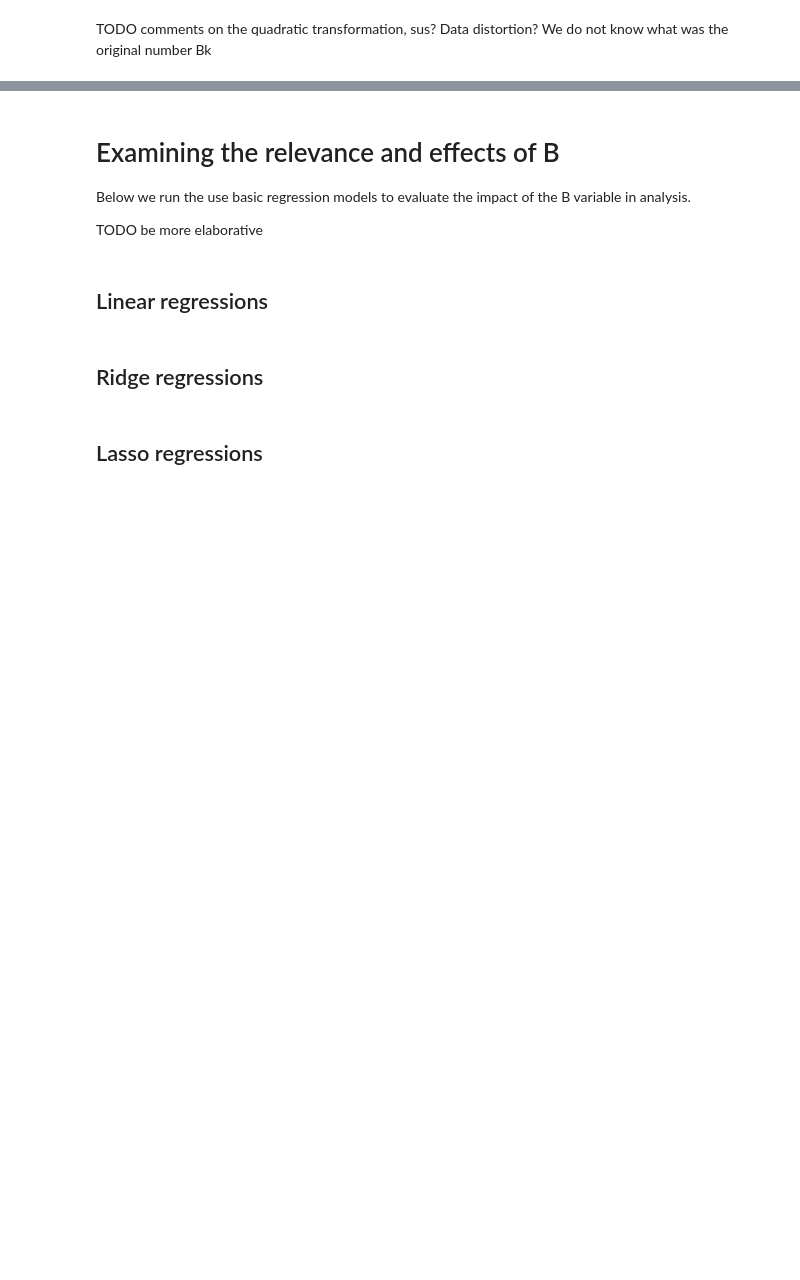
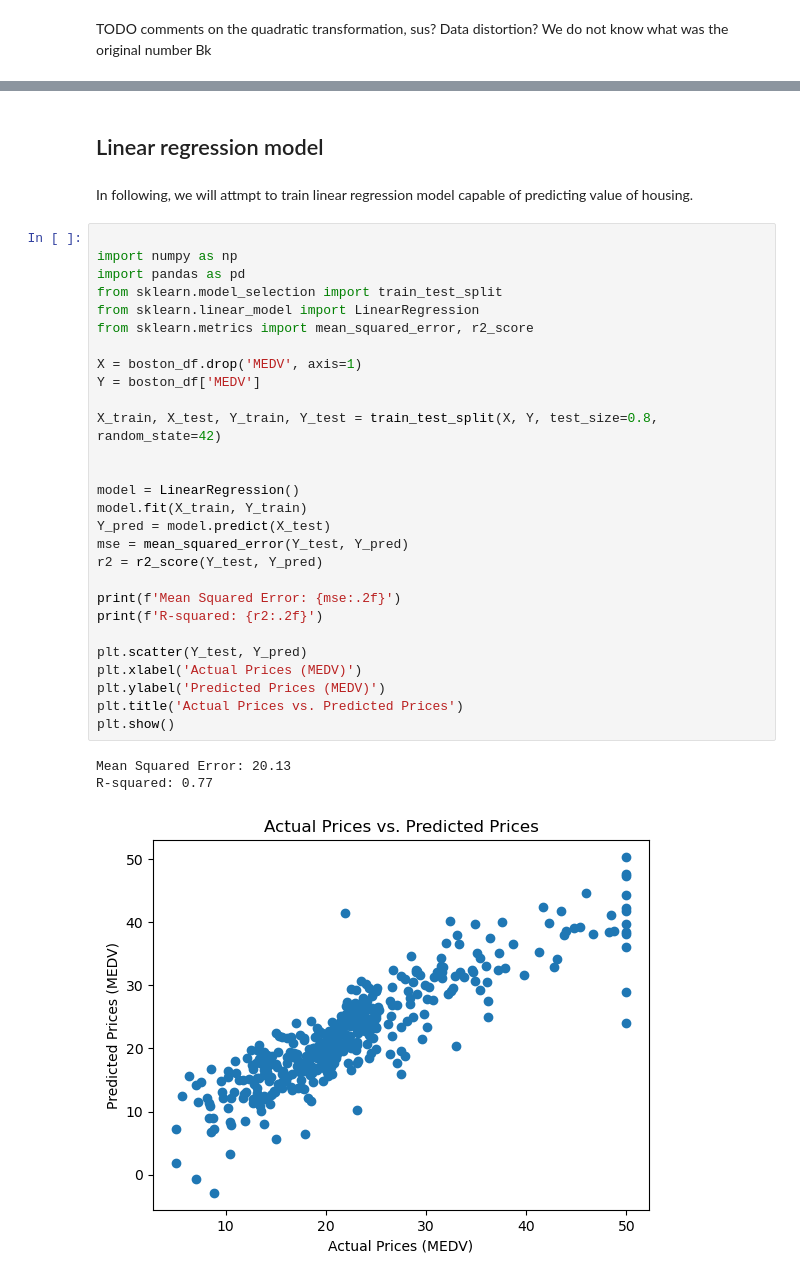
Before and after one commit to Stepan213/JEM207FinalProject, a Jupyter notebook: main.ipynb, the cells around one changed output, grey strips where cells are left out. Drawn from its saved outputs; the diff is of its cells as text; blank space fills up the shorter version.

Commit message:
Linear regression correction

```diff
--- a/main.ipynb
+++ b/main.ipynb
@@ -151,12 +244,36 @@ plt.show()
-# %% [markdown]
-# Examining the relevance and effects of B
-
-Below we run the use basic regression models to evaluate the impact of the B variable in analysis.
-
-TODO be more elaborative
 # %% [markdown]
-## Linear regressions
+## Linear regression model
-# %% [markdown]
-## Ridge regressions
-# %% [markdown]
-## Lasso regressions
+# %% [markdown]
+In following, we will attmpt to train linear regression model capable of predicting value of housing.
+# %%
+
+import numpy as np
+import pandas as pd
+from sklearn.model_selection import train_test_split
+from sklearn.linear_model import LinearRegression
+from sklearn.metrics import mean_squared_error, r2_score
+
+X = boston_df.drop('MEDV', axis=1)
+Y = boston_df['MEDV']
+
+X_train, X_test, Y_train, Y_test = train_test_split(X, Y, test_size=0.8, random_state=42)
+
+
+model = LinearRegression()
+model.fit(X_train, Y_train)
+Y_pred = model.predict(X_test)
+mse = mean_squared_error(Y_test, Y_pred)
+r2 = r2_score(Y_test, Y_pred)
+
+print(f'Mean Squared Error: {mse:.2f}')
+print(f'R-squared: {r2:.2f}')
+
+plt.scatter(Y_test, Y_pred)
+plt.xlabel('Actual Prices (MEDV)')
+plt.ylabel('Predicted Prices (MEDV)')
+plt.title('Actual Prices vs. Predicted Prices')
+plt.show()
+# %% [output]
+Mean Squared Error: 20.13
+R-squared: 0.77
+[figure, added]
```
Also changed, not shown: parts of 8 cells of this notebook.
